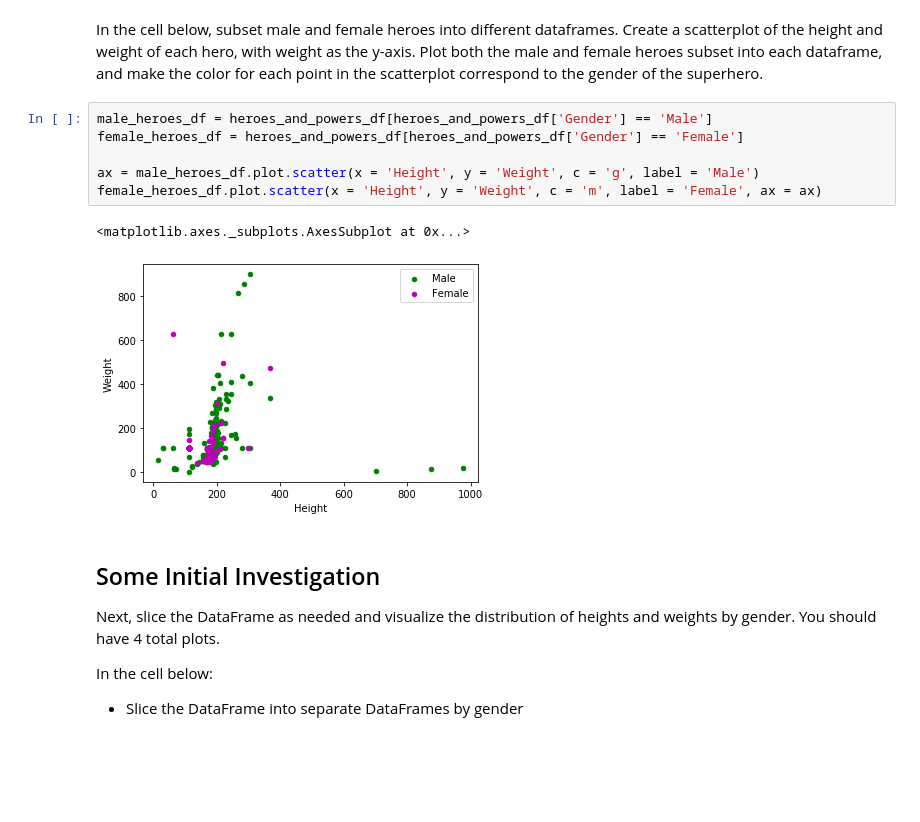
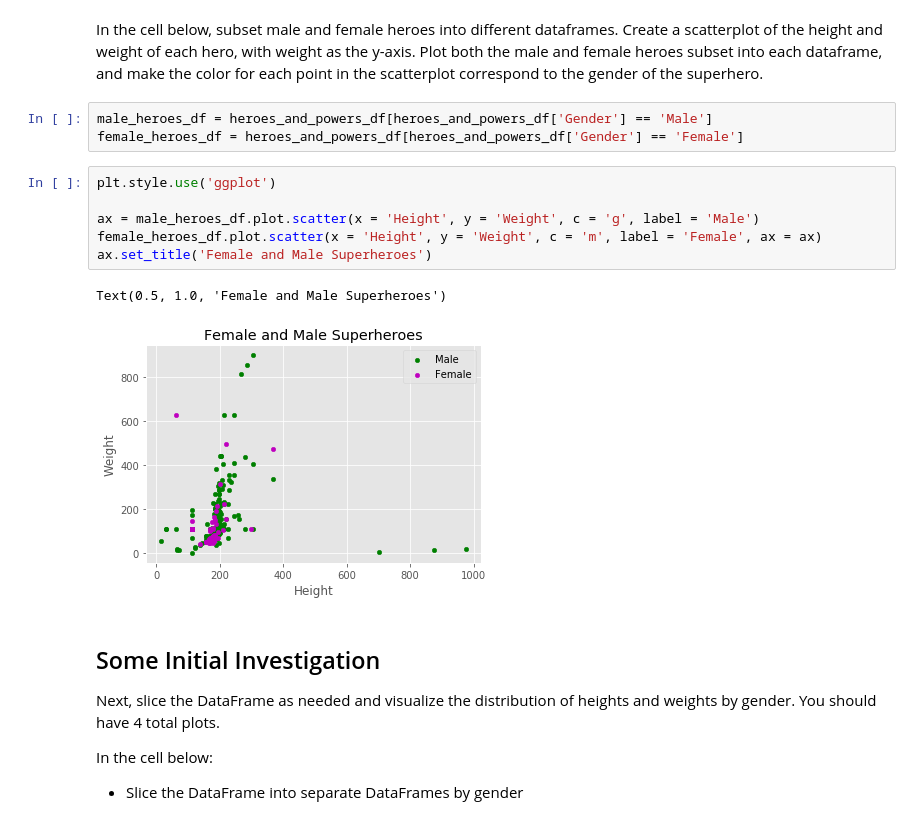
Before and after one commit to magalisolimano/dsc-data-cleaning-project-online-ds-sp-000, a Jupyter notebook: index.ipynb, the cells around one changed output. Cells and saved outputs as stored; diff of their text form; blank space fills up the shorter version.

```diff
--- a/index.ipynb
+++ b/index.ipynb
@@ -233,15 +257,18 @@ heroes_and_powers_df.head()
 5 rows × 176 columns
 # %% [markdown]
 In the cell below, subset male and female heroes into different dataframes.  Create a scatterplot of the height and weight of each hero, with weight as the y-axis.  Plot both the male and female heroes subset into each dataframe, and make the color for each point in the scatterplot correspond to the gender of the superhero.
+# %%
+male_heroes_df = heroes_and_powers_df[heroes_and_powers_df['Gender'] == 'Male']
+female_heroes_df = heroes_and_powers_df[heroes_and_powers_df['Gender'] == 'Female']
 # %%
-male_heroes_df = heroes_and_powers_df[heroes_and_powers_df['Gender'] == 'Male']
-female_heroes_df = heroes_and_powers_df[heroes_and_powers_df['Gender'] == 'Female']
+plt.style.use('ggplot')
 
 ax = male_heroes_df.plot.scatter(x = 'Height', y = 'Weight', c = 'g', label = 'Male')
 female_heroes_df.plot.scatter(x = 'Height', y = 'Weight', c = 'm', label = 'Female', ax = ax)
+ax.set_title('Female and Male Superheroes')
 # %% [output]
-<matplotlib.axes._subplots.AxesSubplot at 0x...>
+Text(0.5, 1.0, 'Female and Male Superheroes')
-[figure, old version]
+[figure, new version]
 # %% [markdown]
 ## Some Initial Investigation
 
```
Also changed, not shown: parts of 11 cells of this notebook.
